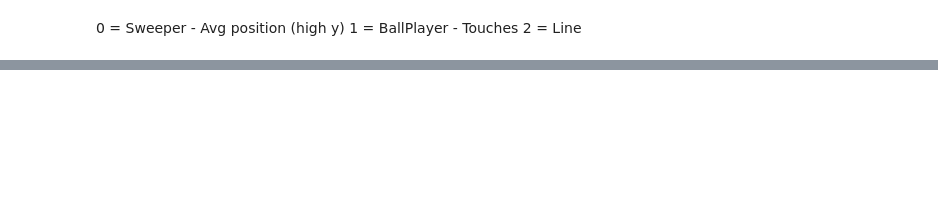
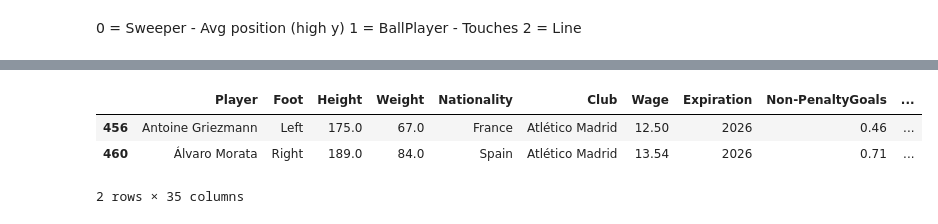
Before and after one commit to federicopaschetta/FootballPlayersAnalysis, a Jupyter notebook: playstyles.ipynb, the cells around one changed output, grey strips where cells are left out. Cells and saved outputs as stored; diff of their text form; code cells hidden in the pictures; blank space fills up the shorter version.

```diff
--- a/playstyles.ipynb
+++ b/playstyles.ipynb
@@ -118,0 +99,4 @@ Silhouette Score: 0.12487483275724684
+# %%
+def set_style_attribute_to_map(df, map_styles):
+    df['Style'] = df['Cluster'].map(map_styles)
+    return df
@@ -124,0 +123,7 @@ data['Style'] = data['Cluster'].map({0: 'Sweeper', 1: 'BallPlayer', 2: 'Line'})
+# %%
+player_features = ['Non-PenaltyGoals', 'npxG:Non-PenaltyxG', 'ShotsTotal',
+       'Assists', 'xAG:Exp.AssistedGoals', 'npxG+xAG', 'Shot-CreatingActions',
+       'PassesAttempted', 'PassCompletion%', 'ProgressivePasses',
+       'ProgressiveCarries', 'SuccessfulTake-Ons', 'Touches(AttPen)',
+       'ProgressivePassesRec', 'Tackles', 'Interceptions', 'Blocks',
+       'Clearances', 'AerialsWon']
@@ -124,0 +230,2 @@ data['Style'] = data['Cluster'].map({0: 'Sweeper', 1: 'BallPlayer', 2: 'Line'})
+# %%
+fw_df = cluster_and_show_PCA(fw_df, player_features, 3)
@@ -124,0 +251,10 @@ data['Style'] = data['Cluster'].map({0: 'Sweeper', 1: 'BallPlayer', 2: 'Line'})
+# %%
+fw_style_map = {0: 'Target', 1: 'Finisher', 2: 'False9'}
+fw_df = set_style_attribute_to_map(fw_df, fw_style_map)
+# %%
+fw_df[fw_df['Club']=='Atlético Madrid']
+# %% [output]
+|  | Player | Foot | Height | Weight | Nationality | Club | Wage | Expiration | Non-PenaltyGoals | ... |
+| 456 | Antoine Griezmann | Left | 175.0 | 67.0 | France | Atlético Madrid | 12.50 | 2026 | 0.46 | ... |
+| 460 | Álvaro Morata | Right | 189.0 | 84.0 | Spain | Atlético Madrid | 13.54 | 2026 | 0.71 | ... |
+2 rows × 35 columns
```
Also changed, not shown: parts of 21 cells of this notebook, 1 other file.
